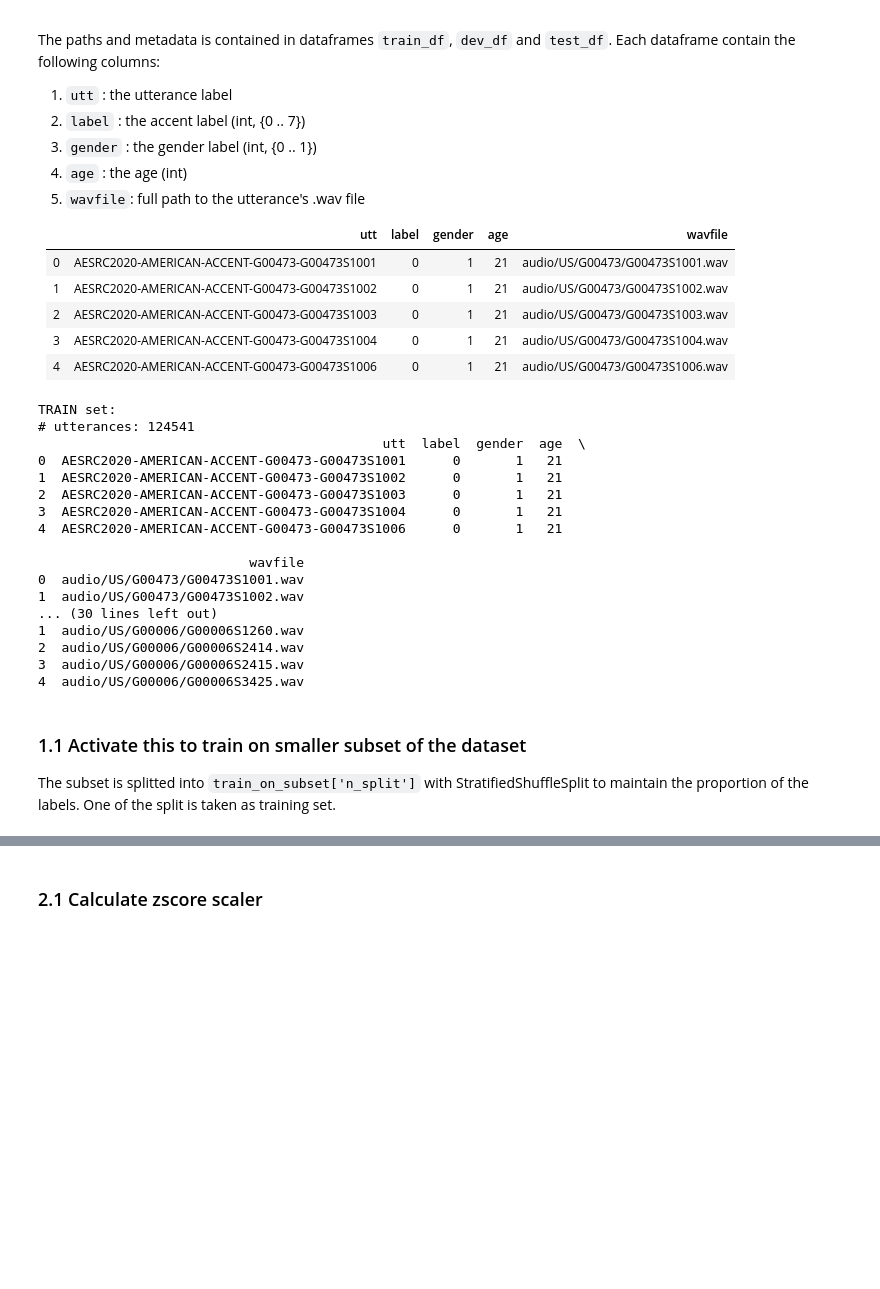
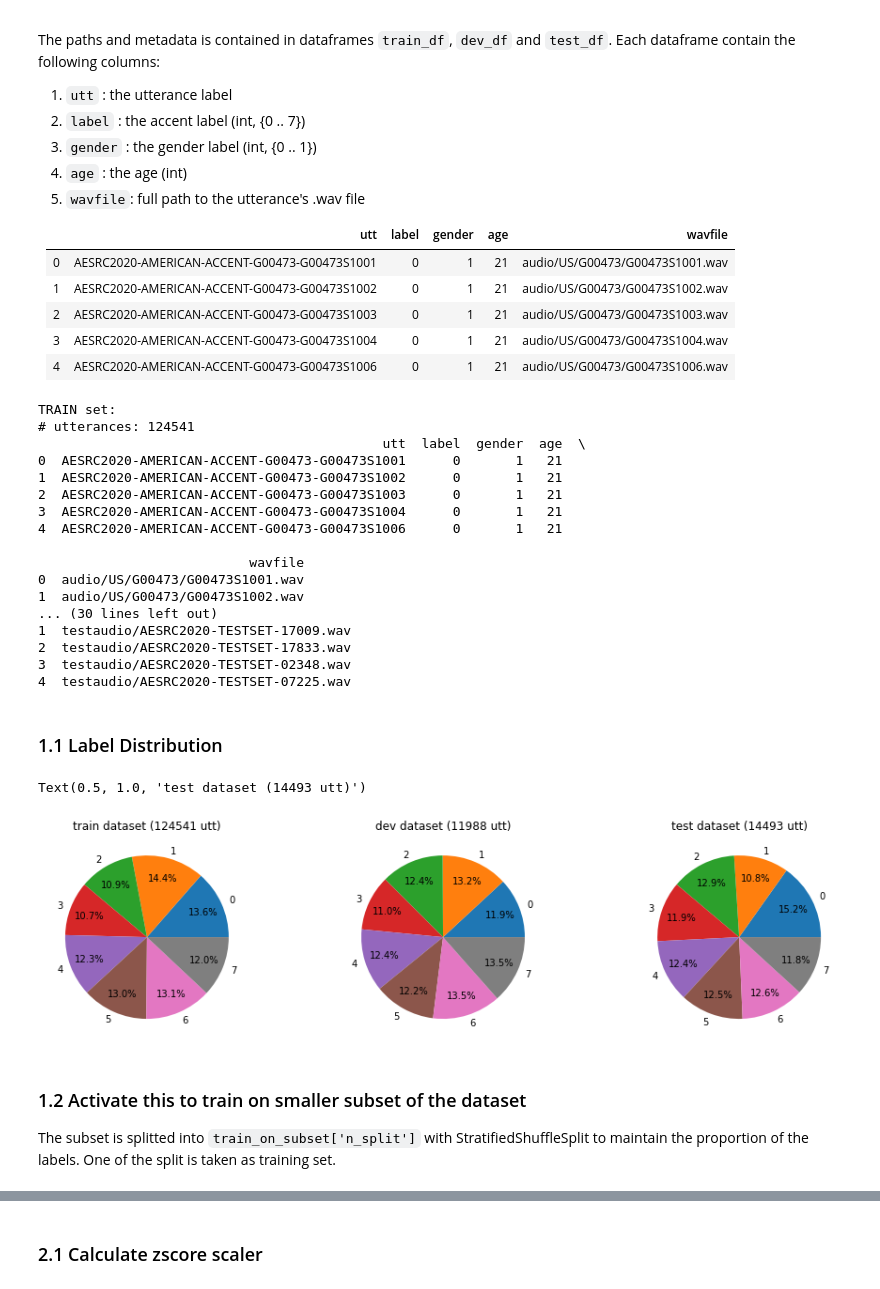
Before and after one commit to samsudinng/speech_accent_recognition, a Jupyter notebook: features_extraction/Logspec_Features_from_Audio.ipynb, the cells around one changed output, grey strips where cells are left out. Saved outputs shown, nothing was run; the diff lists cells and outputs as text; code cells hidden in the pictures; blank space fills up the shorter version.

```diff
--- a/features_extraction/Logspec_Features_from_Audio.ipynb
+++ b/features_extraction/Logspec_Features_from_Audio.ipynb
@@ -140,34 +157,34 @@ dev_labels.reset_index(inplace=True)
 
 
 # Test labels
-test_labels = pd.read_csv(test_label_file, header=None, delim_whitespace=True)
-test_labels.columns=['utt','label']
+test_labels = pd.read_csv(test_label_file, names=['utt','label'], header=None,
+                          delim_whitespace=True,index_col='utt')
 
 
 
 """
 Train Set
 """
-
+#extract the file path from `utt`
 accent = train_labels.utt.str.split(pat='-',expand=True).iloc[:,1].map(accent_dir).tolist()
 speaker = train_labels.utt.str.split(pat='-',expand=True).iloc[:,3].tolist()
 utt  = train_labels.utt.str.split(pat='-',expand=True).iloc[:,4].tolist()
-
 wavfile = list(zip(accent,speaker,utt))
 train_labels['wavfile'] = [wavdir+'/'.join(s)+'.wav' for s in wavfile]
+
 train_df = train_labels
 print(f'TRAIN set:\n# utterances: {train_labels.shape[0]}\n{train_labels.head()}\n')
 
 """
 Dev Set
 """
-
+#extract the file path from `utt`
 accent = dev_labels.utt.str.split(pat='-',expand=True).iloc[:,1].map(accent_dir).tolist()
 speaker = dev_labels.utt.str.split(pat='-',expand=True).iloc[:,3].tolist()
 utt  = dev_labels.utt.str.split(pat='-',expand=True).iloc[:,4].tolist()
-
 wavfile = list(zip(accent,speaker,utt))
 dev_labels['wavfile'] = [wavdir+'/'.join(s)+'.wav' for s in wavfile]
+
 dev_df = dev_labels
 print(f'DEV set:\n# utterances: {dev_labels.shape[0]}\n{dev_labels.head()}')
 
@@ -175,13 +192,19 @@ print(f'DEV set:\n# utterances: {dev_labels.shape[0]}\n{dev_labels.head()}')
 """
 Test Set
 """
+#get the file path from wav.scp
+with open(test_wav_scp) as ff:
+    Lines = ff.readlines()
+    n_lines = len(Lines)
 
-accent = test_labels.utt.str.split(pat='-',expand=True).iloc[:,1].map(accent_dir).tolist()
-speaker = test_labels.utt.str.split(pat='-',expand=True).iloc[:,3].tolist()
-utt  = test_labels.utt.str.split(pat='-',expand=True).iloc[:,4].tolist()
+utt,wavfile = zip(*[ln.rstrip().split('  ') for ln in Lines])
+wavfile = [testwavdir+f.split('/')[-1] for f in wavfile]
 
-wavfile = list(zip(accent,speaker,utt))
-test_labels['wavfile'] = [wavdir+'/'.join(s)+'.wav' for s in wavfile]
+testwav = pd.DataFrame(zip(utt,wavfile),columns=['utt','wavfile']).set_index('utt')
+test_labels['wavfile'] = testwav
+test_labels.reset_index(inplace=True)
+
+
 test_df = test_labels
 print(f'TEST set:\n# utterances: {test_labels.shape[0]}\n{test_labels.head()}')
 # %% [output]
@@ -198,12 +221,28 @@ TRAIN set:
 0  audio/US/G00473/G00473S1001.wav
 1  audio/US/G00473/G00473S1002.wav
 ... (30 lines left out)
-1  audio/US/G00006/G00006S1260.wav
-2  audio/US/G00006/G00006S2414.wav
-3  audio/US/G00006/G00006S2415.wav
-4  audio/US/G00006/G00006S3425.wav
+1  testaudio/AESRC2020-TESTSET-17009.wav
+2  testaudio/AESRC2020-TESTSET-17833.wav
+3  testaudio/AESRC2020-TESTSET-02348.wav
+4  testaudio/AESRC2020-TESTSET-07225.wav
+# %% [markdown]
+### 1.1 Label Distribution
+# %%
+plt.figure(figsize=(16,4))
+plt.subplot(1,3,1)
+train_labels['label'].value_counts().sort_index().plot.pie(autopct='%1.1f%%', label='',pctdistance=0.75)
+plt.title(f'train dataset ({len(train_df)} utt)')
+plt.subplot(1,3,2)
+dev_labels['label'].value_counts().sort_index().plot.pie(autopct='%1.1f%%',label='',pctdistance=0.75)
+plt.title(f'dev dataset ({len(dev_df)} utt)')
+plt.subplot(1,3,3)
+test_labels['label'].value_counts().sort_index().plot.pie(autopct='%1.1f%%',label='',pctdistance=0.75)
+plt.title(f'test dataset ({len(test_df)} utt)')
+# %% [output]
+Text(0.5, 1.0, 'test dataset (14493 utt)')
+[figure, added]
 # %% [markdown]
-### 1.1  Activate this to train on smaller subset of the dataset
+### 1.2  Activate this to train on smaller subset of the dataset
 
 The subset is splitted into `train_on_subset['n_split']` with StratifiedShuffleSplit to maintain the proportion of the labels. One of the split is taken as training set.
 # %%
```
Also changed, not shown: parts of 12 cells of this notebook, 9 other files.
